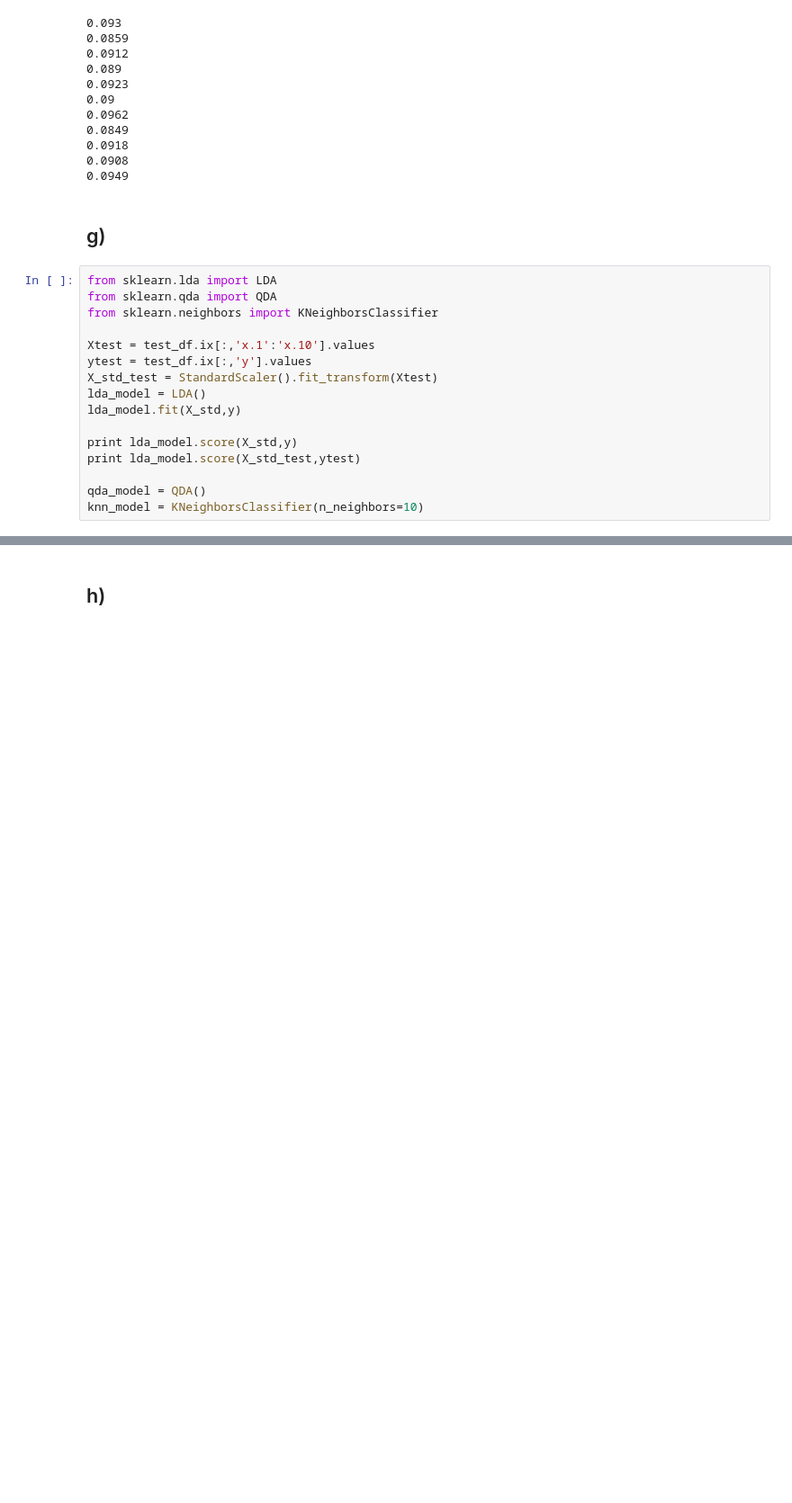
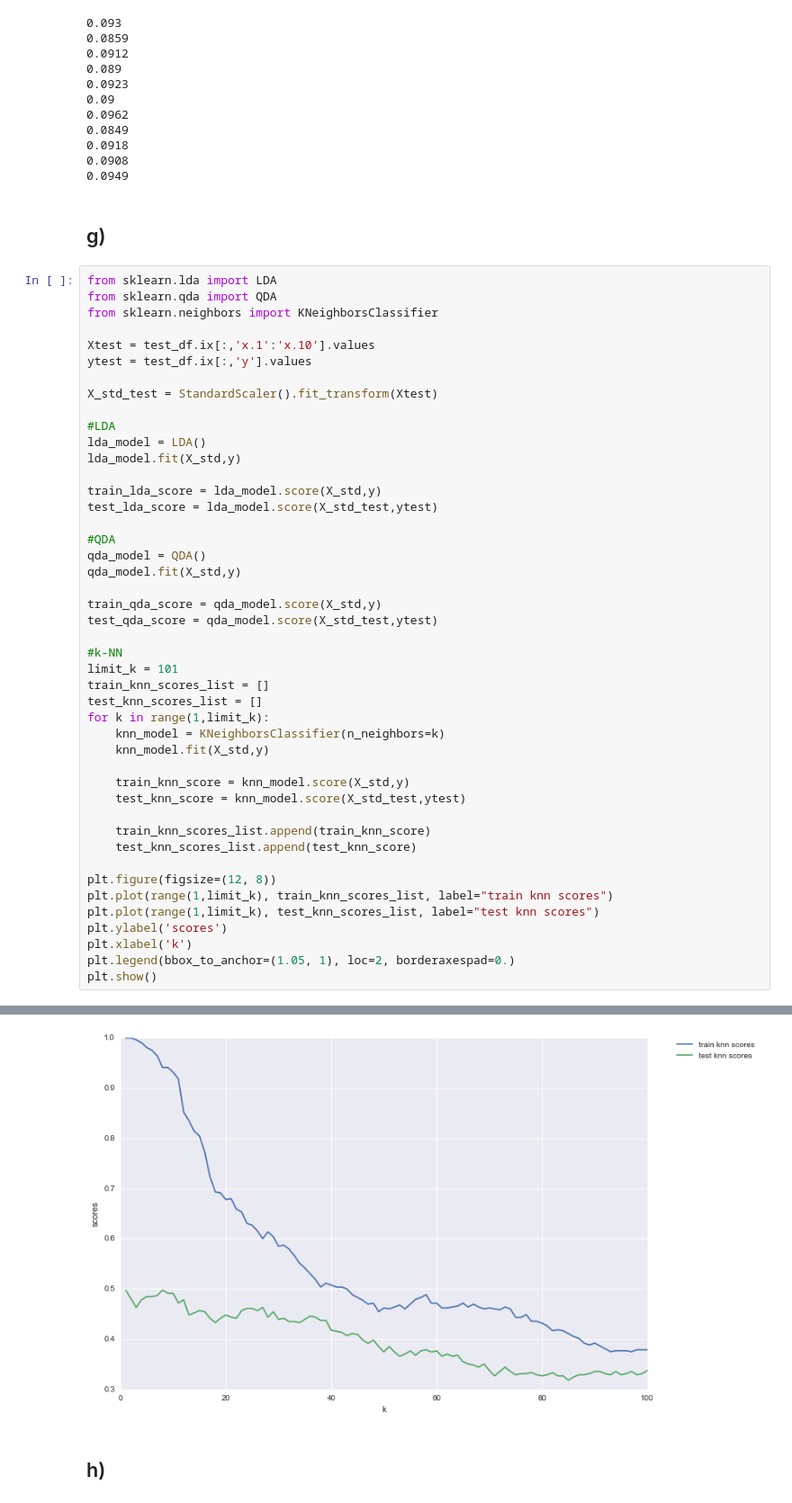
Before and after one commit to Jencks/ML-Tarea2, a Jupyter notebook: Informe.ipynb, the cells around one changed output, grey strips where cells are left out. Shown at 90% size. Saved outputs shown, nothing was run; the diff lists cells and outputs as text; blank space fills up the shorter version.

```diff
--- a/tarea 2.ipynb
+++ b/Informe.ipynb
@@ -116,13 +127,42 @@ from sklearn.neighbors import KNeighborsClassifier
 
 Xtest = test_df.ix[:,'x.1':'x.10'].values
 ytest = test_df.ix[:,'y'].values
+
 X_std_test = StandardScaler().fit_transform(Xtest)
+
+#LDA
 lda_model = LDA()
 lda_model.fit(X_std,y)
 
-print lda_model.score(X_std,y)
-print lda_model.score(X_std_test,ytest)
+train_lda_score = lda_model.score(X_std,y)
+test_lda_score = lda_model.score(X_std_test,ytest)
 
+#QDA
 qda_model = QDA()
-knn_model = KNeighborsClassifier(n_neighbors=10)
+qda_model.fit(X_std,y)
+
+train_qda_score = qda_model.score(X_std,y)
+test_qda_score = qda_model.score(X_std_test,ytest)
+
+#k-NN
+limit_k = 101
+train_knn_scores_list = []
+test_knn_scores_list = []
+for k in range(1,limit_k):
+    knn_model = KNeighborsClassifier(n_neighbors=k)
+    knn_model.fit(X_std,y)
+
+    train_knn_score = knn_model.score(X_std,y)
+    test_knn_score = knn_model.score(X_std_test,ytest)
+
+    train_knn_scores_list.append(train_knn_score)
+    test_knn_scores_list.append(test_knn_score)
+
+plt.figure(figsize=(12, 8))
+plt.plot(range(1,limit_k), train_knn_scores_list, label="train knn scores")
+plt.plot(range(1,limit_k), test_knn_scores_list, label="test knn scores")
+plt.ylabel('scores')
+plt.xlabel('k')
+plt.legend(bbox_to_anchor=(1.05, 1), loc=2, borderaxespad=0.)
+plt.show()
 # %% [output]
@@ -131,3 +169,4 @@ knn_model = KNeighborsClassifier(n_neighbors=10)
+[figure, added]
 # %% [markdown]
 ## h)
 # %% [markdown]
```
Also changed, not shown: parts of 3 cells of this notebook.
